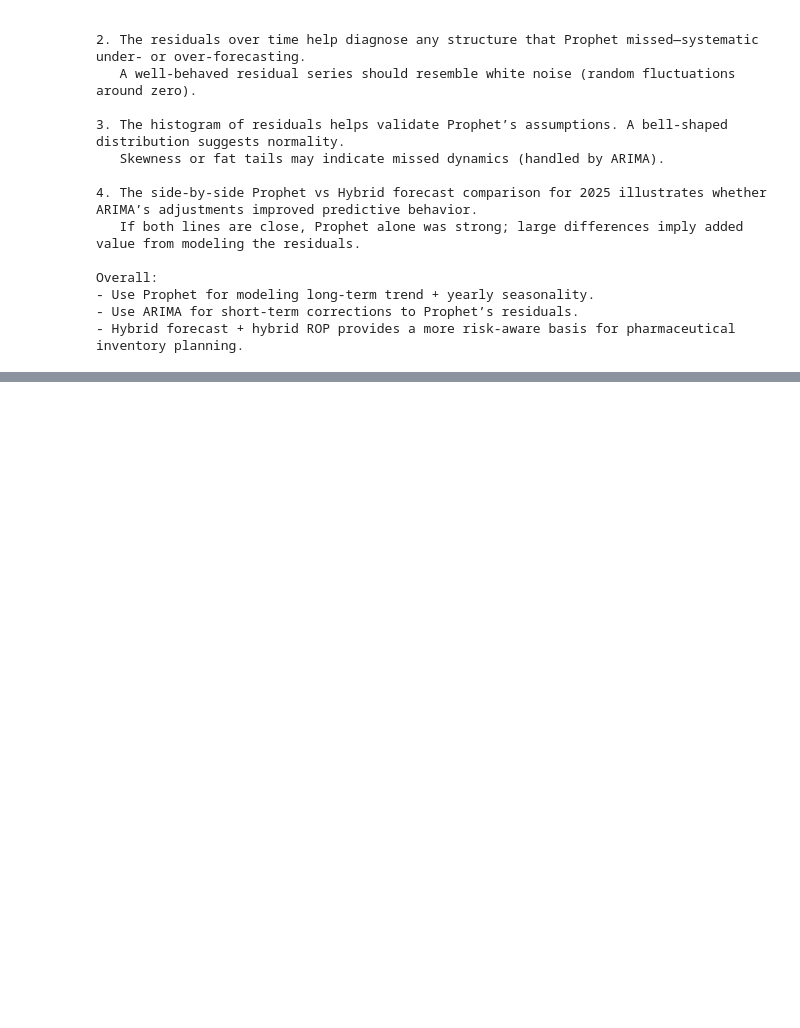
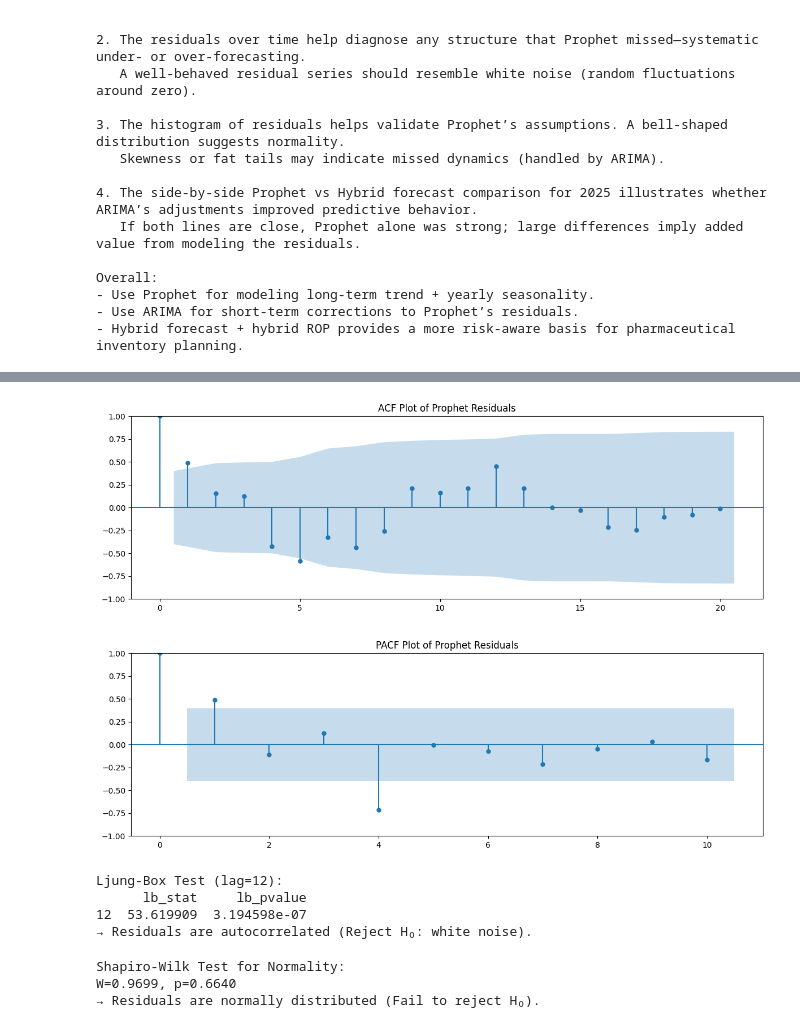
Before and after one commit to ashiqurrahmanshihab/Hybrid_Demand_Forecasting_and-Reorder_Point_Planning_Using_AROPHET, a Jupyter notebook: MTna.ipynb, the cells around one changed output, grey strips where cells are left out. Cells and saved outputs as stored; diff of their text form; code cells hidden in the pictures; blank space fills up the shorter version.

```diff
--- a/MTna.ipynb
+++ b/MTna.ipynb
@@ -370,0 +439,48 @@ Overall:
+# %%
+from statsmodels.graphics.tsaplots import plot_acf, plot_pacf
+
+plt.figure(figsize=(12, 4))
+plot_acf(merged['residuals'], lags=20, ax=plt.gca())
+plt.title("ACF Plot of Prophet Residuals")
+plt.tight_layout()
+plt.show()
+
+plt.figure(figsize=(12, 4))
+plot_pacf(merged['residuals'], lags=10, method='ywm', ax=plt.gca())
+plt.title("PACF Plot of Prophet Residuals")
+plt.tight_layout()
+plt.show()
+# %% [output]
+[figure, added]
+[figure, added]
+# %%
+from statsmodels.stats.diagnostic import acorr_ljungbox
+
+# Perform test
+ljung_results = acorr_ljungbox(merged['residuals'], lags=[12], return_df=True)
+print("\nLjung-Box Test (lag=12):")
+print(ljung_results)
+
+if ljung_results['lb_pvalue'].iloc[0] < 0.05:
+    print("→ Residuals are autocorrelated (Reject H₀: white noise).")
+else:
+    print("→ Residuals resemble white noise (Fail to reject H₀).")
+# %% [output]
+Ljung-Box Test (lag=12):
+      lb_stat     lb_pvalue
+12  53.619909  3.194598e-07
+→ Residuals are autocorrelated (Reject H₀: white noise).
+# %%
+from scipy.stats import shapiro
+
+stat, p = shapiro(merged['residuals'])
+print(f"\nShapiro-Wilk Test for Normality:\nW={stat:.4f}, p={p:.4f}")
+
+if p < 0.05:
+    print("→ Residuals are NOT normally distributed (Reject H₀).")
+else:
+    print("→ Residuals are normally distributed (Fail to reject H₀).")
+# %% [output]
+Shapiro-Wilk Test for Normality:
+W=0.9699, p=0.6640
+→ Residuals are normally distributed (Fail to reject H₀).
```
Also changed, not shown: parts of 8 cells of this notebook.
